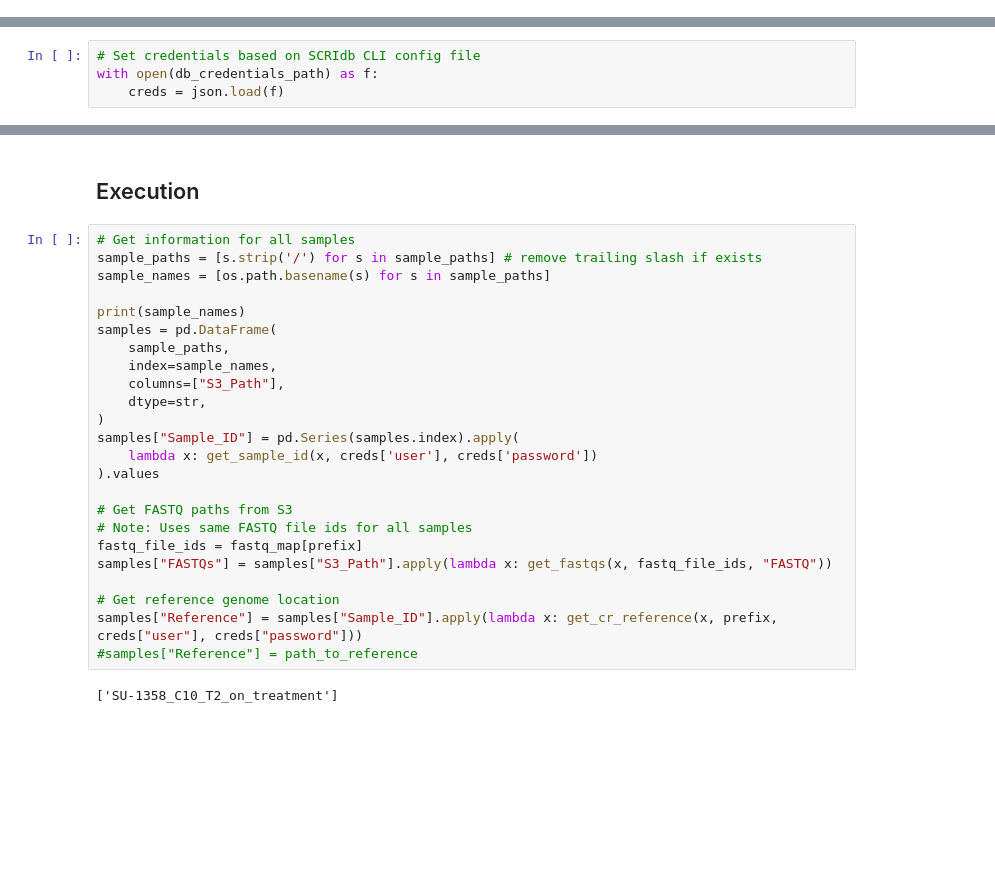
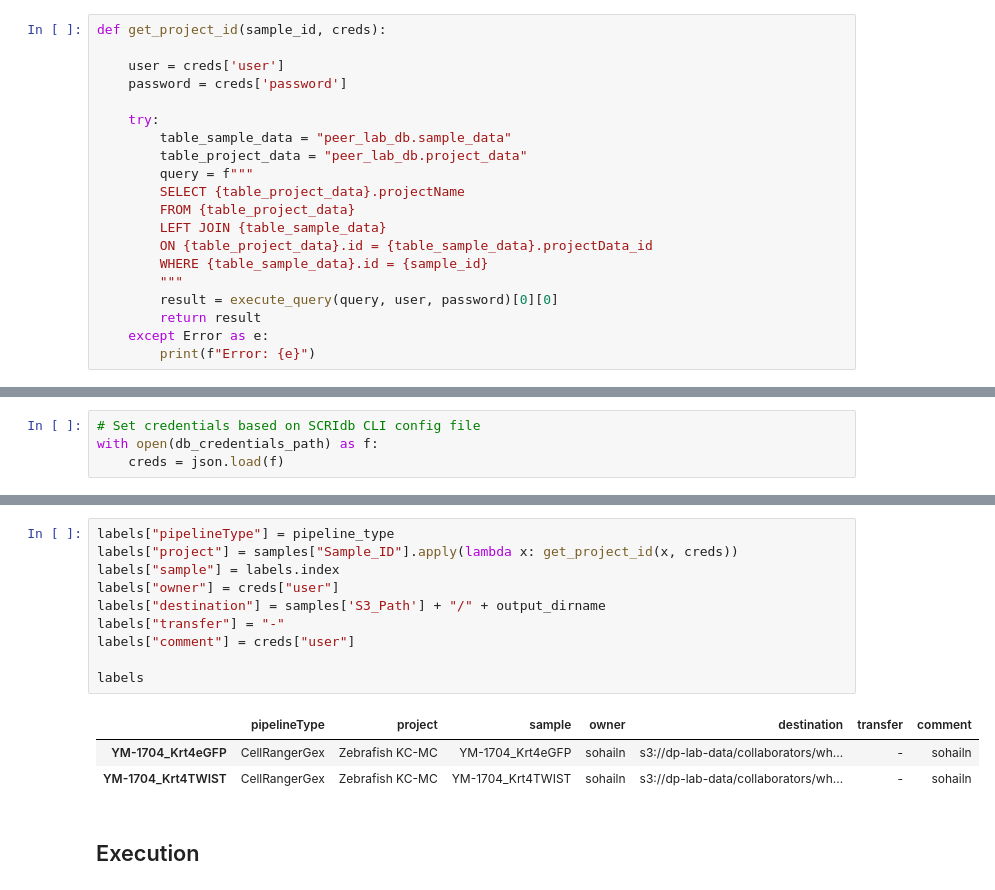
Before and after one commit to andrewmoorman/scing-notebooks, a Jupyter notebook: notebooks/Run_CellRangerGex.ipynb, the cells around one changed output, grey strips where cells are left out. Cells and saved outputs as stored; diff of their text form; blank space fills up the shorter version.

Commit message:
Auto search for reference path and request id

```diff
--- a/notebooks/Run_CellRangerGex.ipynb
+++ b/notebooks/Run_CellRangerGex.ipynb
@@ -256,3 +473,23 @@ def run(
+# %%
+def get_project_id(sample_id, creds):
+
+    user = creds['user']
+    password = creds['password']
+
+    try:
+        table_sample_data = "peer_lab_db.sample_data"
+        table_project_data = "peer_lab_db.project_data"
+        query = f"""
+        SELECT {table_project_data}.projectName
+        FROM {table_project_data}
+        LEFT JOIN {table_sample_data}
+        ON {table_project_data}.id = {table_sample_data}.projectData_id
+        WHERE {table_sample_data}.id = {sample_id}
+        """
+        result = execute_query(query, user, password)[0][0]
+        return result
+    except Error as e:
+        print(f"Error: {e}")
 # %% [markdown]
 # Process Samples
 # %% [markdown]
@@ -313,28 +605,16 @@ path_to_reference = "https://cf.10xgenomics.com/supp/cell-exp/refdata-gex-mm10-2
+# %%
+labels["pipelineType"] = pipeline_type
+labels["project"] = samples["Sample_ID"].apply(lambda x: get_project_id(x, creds))
+labels["sample"] = labels.index
+labels["owner"] = creds["user"]
+labels["destination"] = samples['S3_Path'] + "/" + output_dirname
+labels["transfer"] = "-"
+labels["comment"] = creds["user"]
+
+labels
+# %% [output]
+|  | pipelineType | project | sample | owner | destination | transfer | comment |
+| YM-1704_Krt4eGFP | CellRangerGex | Zebrafish KC-MC | YM-1704_Krt4eGFP | sohailn | s3://dp-lab-data/collaborators/wh... | - | sohailn |
+| YM-1704_Krt4TWIST | CellRangerGex | Zebrafish KC-MC | YM-1704_Krt4TWIST | sohailn | s3://dp-lab-data/collaborators/wh... | - | sohailn |
 # %% [markdown]
 ## Execution
-# %%
-# Get information for all samples
-sample_paths = [s.strip('/') for s in sample_paths] # remove trailing slash if exists
-sample_names = [os.path.basename(s) for s in sample_paths]
-
-print(sample_names)
-samples = pd.DataFrame(
-    sample_paths,
-    index=sample_names,
-    columns=["S3_Path"],
-    dtype=str,
-)
-samples["Sample_ID"] = pd.Series(samples.index).apply(
-    lambda x: get_sample_id(x, creds['user'], creds['password'])
-).values
-
-# Get FASTQ paths from S3
-# Note: Uses same FASTQ file ids for all samples
-fastq_file_ids = fastq_map[prefix]
-samples["FASTQs"] = samples["S3_Path"].apply(lambda x: get_fastqs(x, fastq_file_ids, "FASTQ"))
-
-# Get reference genome location
-samples["Reference"] = samples["Sample_ID"].apply(lambda x: get_cr_reference(x, prefix, creds["user"], creds["password"]))
-#samples["Reference"] = path_to_reference
-# %% [output]
-['SU-1358_C10_T2_on_treatment']
```
Also changed, not shown: parts of 24 cells of this notebook.
